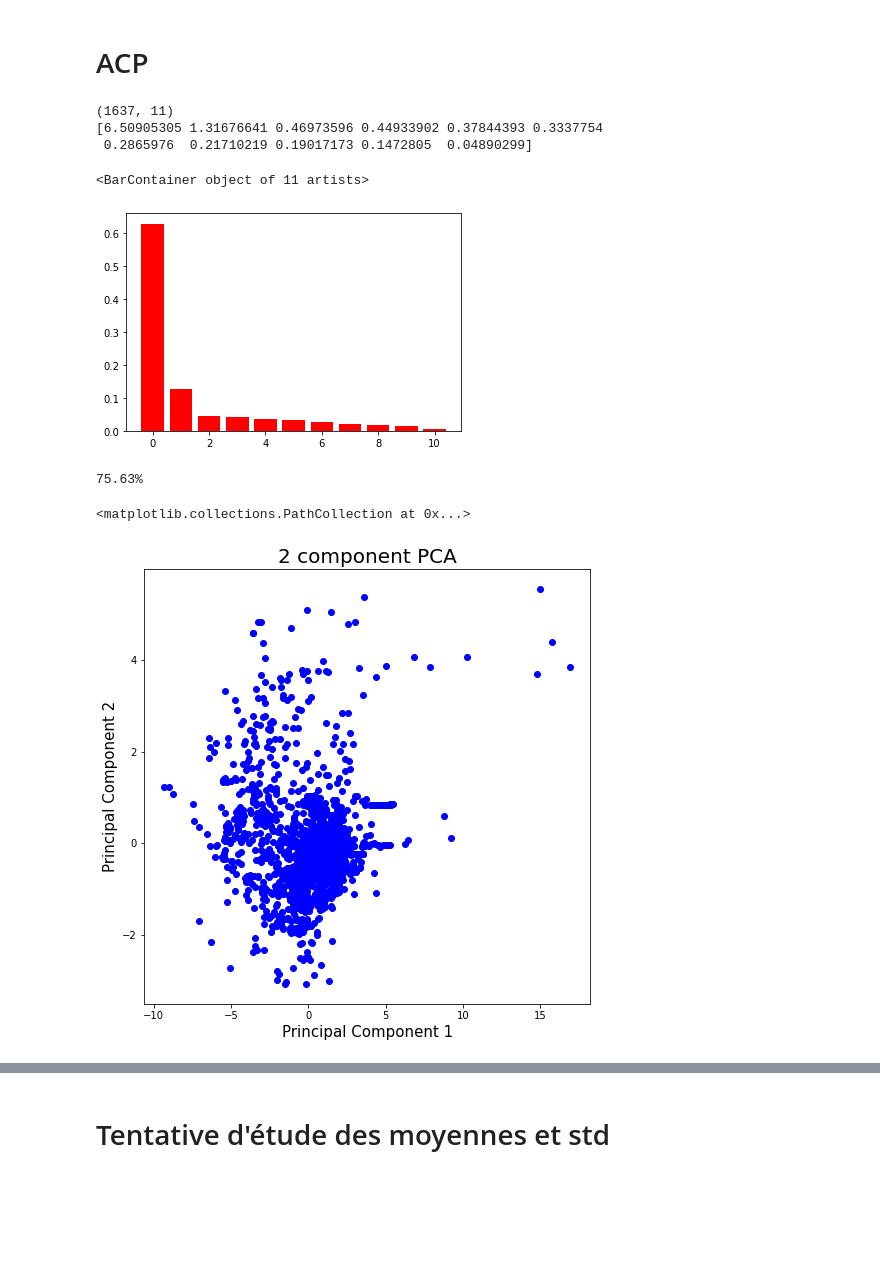
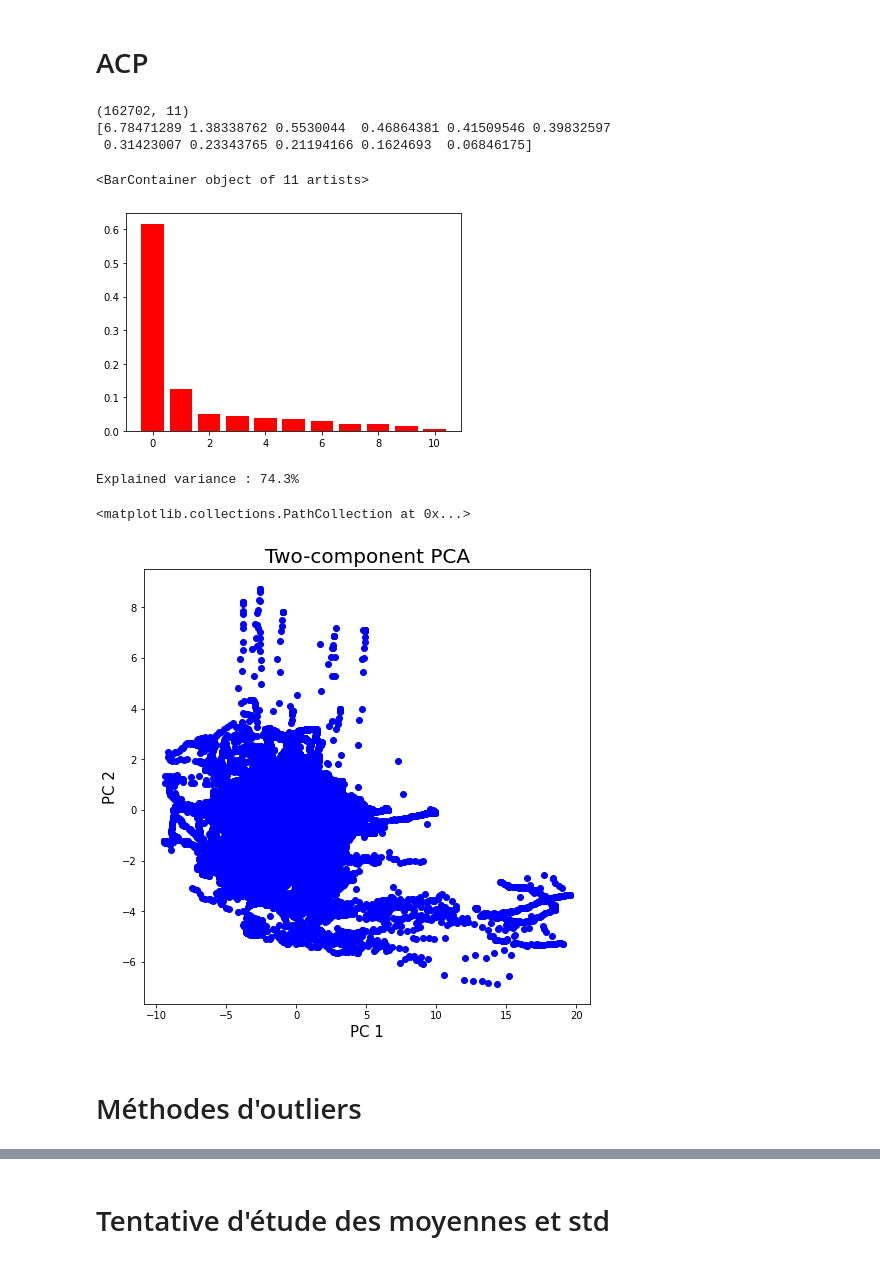
Before and after one commit to cdrutinus/ml-class-anomaly-detection, a Jupyter notebook: BE Plane's Windows.ipynb, the cells around one changed output, grey strips where cells are left out. Cells and saved outputs as stored; diff of their text form; code cells hidden in the pictures; blank space fills up the shorter version.

```diff
--- a/BE Plane's Windows.ipynb
+++ b/BE Plane's Windows.ipynb
@@ -197,20 +195,16 @@ plotAnomalyScore2D(data_1_1_1, clf_name, clf, n)
 # %%
 from sklearn.decomposition import PCA
 # %%
-print(df.shape)
-
 df_pca = PCA()
 df_pca.fit(df)
 
 print(df_pca.explained_variance_)
-
-plt.bar(range(df.shape[1]), df_pca.explained_variance_ratio_, color="r", align="center")
 # %% [output]
-(1637, 11)
-[6.50905305 1.31676641 0.46973596 0.44933902 0.37844393 0.3337754
- 0.2865976  0.21710219 0.19017173 0.1472805  0.04890299]
+(162702, 11)
+[6.78471289 1.38338762 0.5530044  0.46864381 0.41509546 0.39832597
+ 0.31423007 0.23343765 0.21194166 0.1624693  0.06846175]
 <BarContainer object of 11 artists>
-[figure, old version]
+[figure, new version]
 # %%
 pca = PCA(n_components=2)
 
@@ -218,18 +212,16 @@ principalComponents = pca.fit_transform(df)
 principalDf = pd.DataFrame(data = principalComponents
              , columns = ['principal component 1', 'principal component 2'])
 
-principalDf
-
-print("{}%".format(round(np.sum(pca.explained_variance_ratio_)*100,2)))
+print("Explained variance : {}%".format(round(np.sum(pca.explained_variance_ratio_)*100,2)))
 # %% [output]
-75.63%
+Explained variance : 74.3%
 # %%
 fig = plt.figure(figsize = (8,8))
 ax = fig.add_subplot(1,1,1)
-ax.set_xlabel('Principal Component 1', fontsize = 15)
-ax.set_ylabel('Principal Component 2', fontsize = 15)
-ax.set_title('2 component PCA', fontsize = 20)
+ax.set_xlabel('PC 1', fontsize = 15)
+ax.set_ylabel('PC 2', fontsize = 15)
+ax.set_title('Two-component PCA', fontsize = 20)
 plt.scatter(principalDf["principal component 1"], principalDf["principal component 2"], color='b')
 # %% [output]
 <matplotlib.collections.PathCollection at 0x...>
-[figure, old version]
+[figure, new version]
@@ -241 +228,3 @@ def fit_predict(df, clf):
+# %% [markdown]
+# Méthodes d'outliers
 # %%
```
Also changed, not shown: parts of 11 cells of this notebook.
